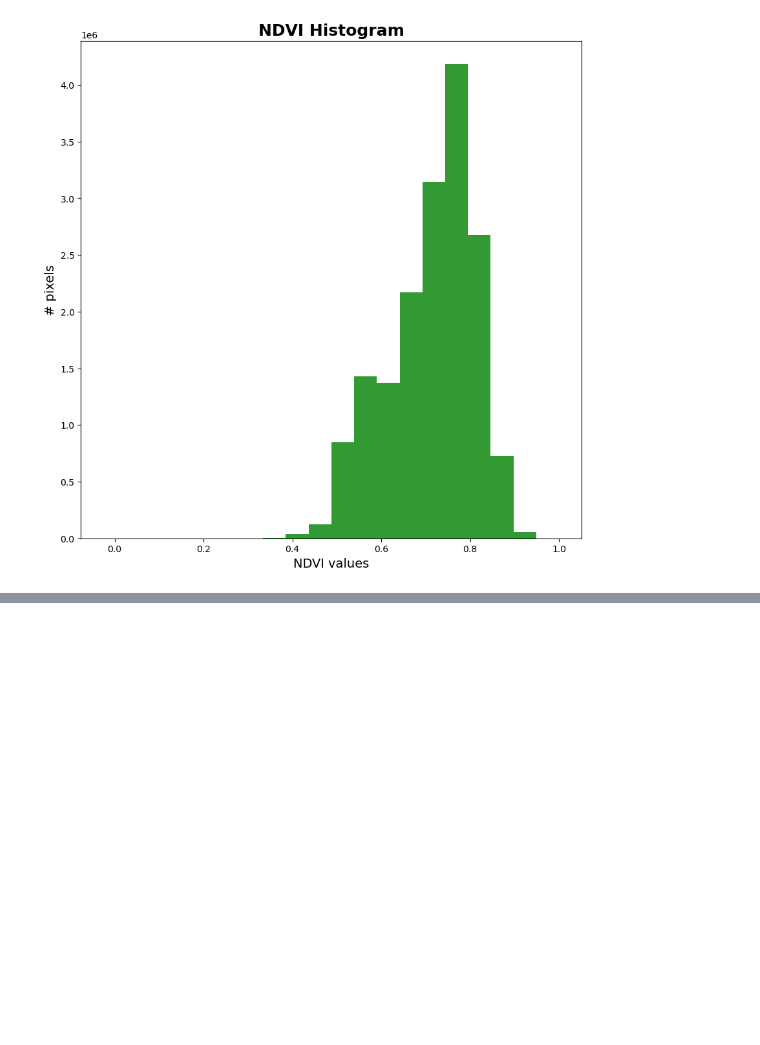
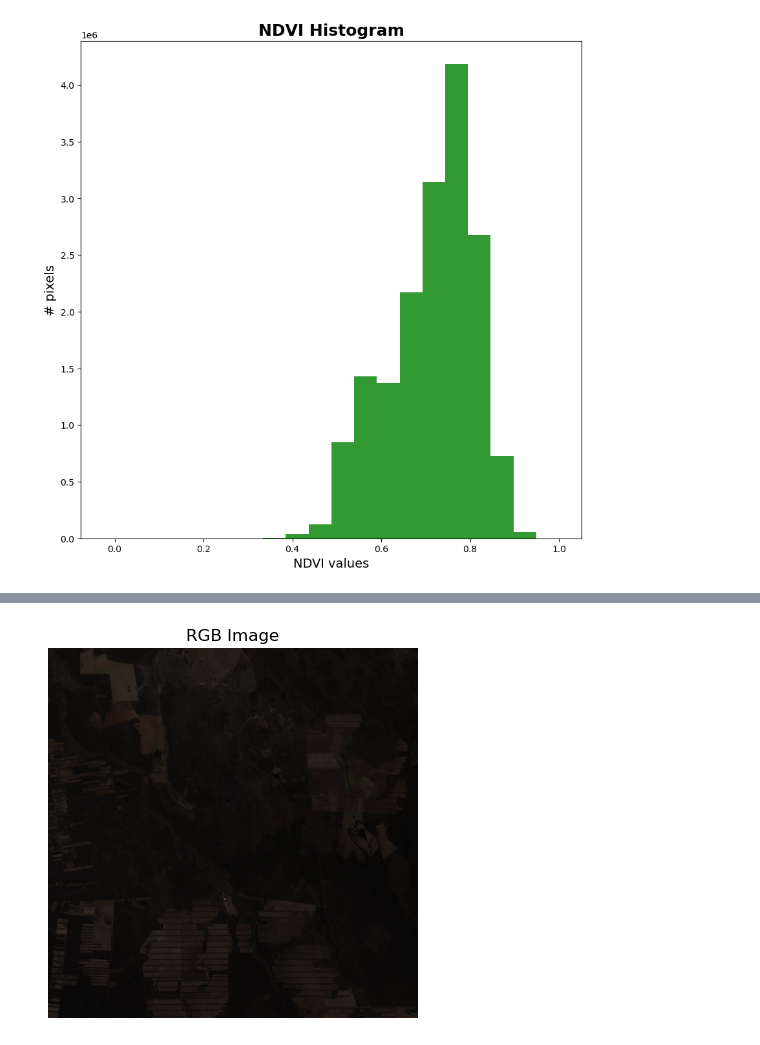
Before and after one commit to sanhatahir/dsan6600_group_project, a Jupyter notebook: exploration/image_preprocessing.ipynb, the cells around one changed output, grey strips where cells are left out. Cells and saved outputs as stored; diff of their text form; code cells hidden in the pictures; blank space fills up the shorter version.

```diff
--- a/exploration/image_preprocessing.ipynb
+++ b/exploration/image_preprocessing.ipynb
@@ -177,0 +222,33 @@ plt.show()
+# %%
+import rasterio
+import numpy as np
+import matplotlib.pyplot as plt
+
+def normalize(array):
+    """Normalize the array to 0-1 scale."""
+    array_min, array_max = array.min(), array.max()
+    return (array - array_min) / (array_max - array_min)
+
+
+
+with rasterio.open(testfile) as src:
+    # Assuming that the bands are ordered as Blue, Green, Red
+    blue = src.read(1)
+    green = src.read(2)
+    red = src.read(3)
+
+    # Normalize the bands
+    blue_normalized = normalize(blue)
+    green_normalized = normalize(green)
+    red_normalized = normalize(red)
+
+    # Stack the bands in RGB order
+    rgb = np.dstack((red_normalized, green_normalized, blue_normalized))
+
+# Display the RGB image
+plt.imshow(rgb)
+plt.title('RGB Image')
+plt.axis('off')
+plt.show()
+# %% [output]
+[figure, added]
```
Also changed, not shown: parts of 2 cells of this notebook.
